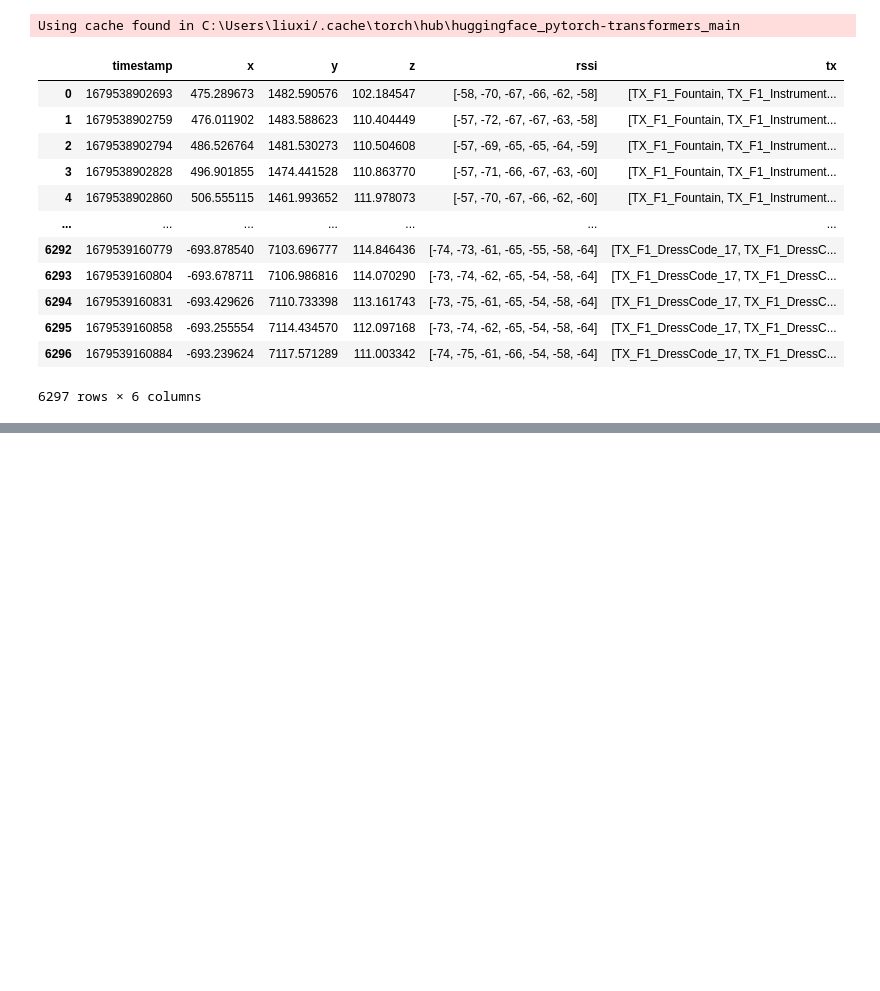
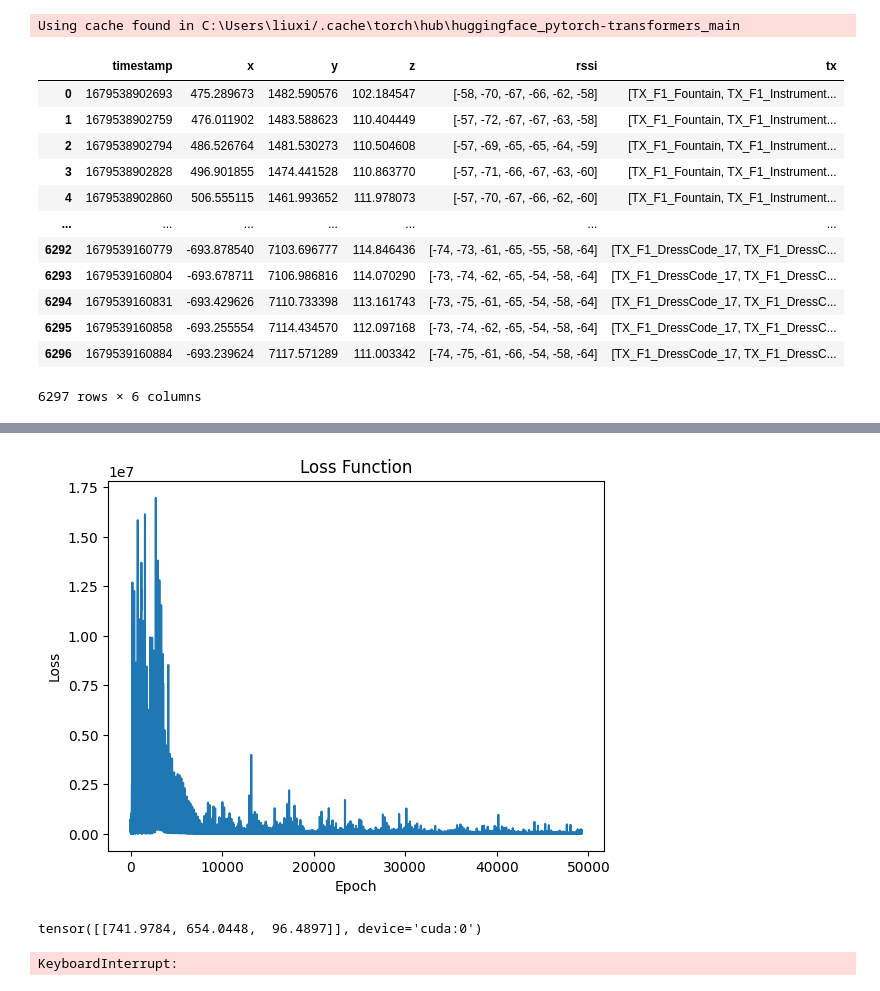
Before and after one commit to codelzz/WirelessDT, a Jupyter notebook: Source/WiTracingPy/RL/Nlp_positioning.ipynb, the cells around one changed output, grey strips where cells are left out. Cells and saved outputs as stored; diff of their text form; code cells hidden in the pictures; blank space fills up the shorter version.

```diff
--- a/Source/WiTracingPy/RL/Nlp_positioning.ipynb
+++ b/Source/WiTracingPy/RL/Nlp_positioning.ipynb
@@ -21,13 +21,15 @@ from torch.nn.utils.rnn import pad_sequence
 def custom_collate(batch):
     # Separate the input data (txnames) and labels
     txnames = [item[0] for item in batch]
-    labels = torch.tensor([item[1] for item in batch])
+    rssis = torch.tensor([item[1] for item in batch])
+    rssis = torch.mul(rssis, -1)
+    labels = torch.tensor([item[2] for item in batch])
 
     # Pad the sequences in txnames using pad_sequence
     padded_txnames = pad_sequence(txnames, batch_first=True)
 
     # Return the padded input data and labels
-    return padded_txnames, labels
+    return padded_txnames, rssis, labels
 
 dataset = TXDataset('raw.csv', tokenizer)
 dataloader = DataLoader(dataset, batch_size=32, collate_fn=custom_collate)
@@ -59,22 +61,25 @@ criterion = nn.MSELoss()
 optimizer = optim.Adam(model.parameters(), lr=0.001)
 
 # Train the model
-num_epochs = 100
+num_epochs = 250
 # %%
+losses = []
 for epoch in range(num_epochs):
     running_loss = 0.0
 
     for idx, batch in enumerate(dataloader):
         # print("Batch: ", idx)
-        TXName, label = batch
+        TXName, RSSIs, label = batch
          # Convert the tensors to Float
         TXName = TXName.to("cuda")
+        RSSIs = RSSIs.to("cuda")
         label = label.float().to("cuda")
         # Zero the gradients
         optimizer.zero_grad()
 
+        model_input = TXName, RSSIs
         # Perform feedforward calculations and get the output
-        output = model(TXName)
+        output = model(model_input)
 
         # Define the target coordinates
         target = label
@@ -88,6 +93,7 @@ for epoch in range(num_epochs):
 
         # Update the running loss
         running_loss += loss.item()
+        losses.append(loss.item())
 
     # Print the average loss for the epoch
     print("Epoch %d, loss: %.3f" % (epoch + 1, running_loss / len(dataset)))
@@ -112,5 +118,42 @@ Epoch 100, loss: 425.086
+# %%
+# plot the losses
+plt.plot(losses)
+
+# set the title and labels
+plt.title("Loss Function")
+plt.xlabel("Epoch")
+plt.ylabel("Loss")
+
+# show the plot
+plt.show()
+# %% [output]
+[figure, added]
 # %%
 with torch.no_grad():
-    tx_name_ids = torch.tensor(tokenizer.encode("TX_MainEntrence_Right--------- TX_F1_Fountain---------------- TX_F1_Instrument_4------------ TX_F1_Instrument_5------------ TX_F1_Instrument_6------------ TX_F1_Fountain2--------------- TX_F1_Fountain3--------------- ------------------------------ ------------------------------ ------------------------------", padding='max_length', max_length=1024, add_special_tokens=True)).unsqueeze(0).to("cuda")
-    output = model(tx_name_ids)
+    tx_name_ids = torch.tensor(tokenizer.encode("TX_F1_Fountain TX_F1_Instrument_4 TX_F1_Instrument_5 TX_F1_Instrument_6 TX_F1_Fountain2 TX_F1_Fountain3", padding='max_length', max_length=1024, add_special_tokens=True)).unsqueeze(0).to("cuda")
+    tx_rssis = torch.tensor([ 58,  70,  67,  66,  62,  58, 255, 255, 255, 255, 255, 255, 255, 255, 255, 255, 255, 255, 255, 255]).unsqueeze(0).to("cuda")
+    input = tx_name_ids, tx_rssis
+    output = model(input)
     print(output)
+# %% [output]
+tensor([[741.9784, 654.0448,  96.4897]], device='cuda:0')
+# %%
+labels_x = []
+labels_y = []
+names = []
+rssis = []
+for idx, batch in enumerate(dataloader):
+    TXName, RSSIs, label = batch
+    label = label.cpu().tolist()
+    for la in label:
+        labels_x.append(la[0])
+        labels_y.append(la[1])
+        names.append(TXName)
+        rssis.append(RSSIs)
+
+print(labels_x[:5])
+print(labels_y[:5])
+print(names[:5])
+print(rssis[:5])
+# %% [output]
+KeyboardInterrupt:
```
Also changed, not shown: parts of 2 cells of this notebook, 10 other files.
